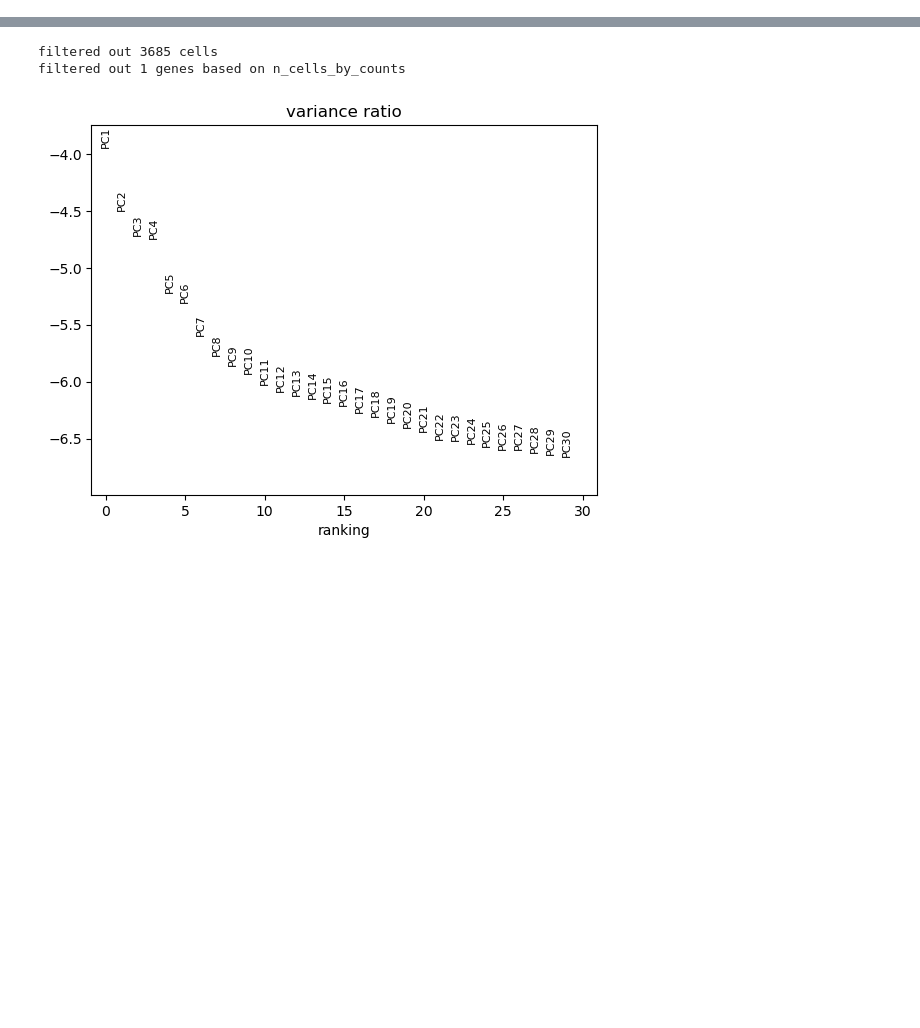
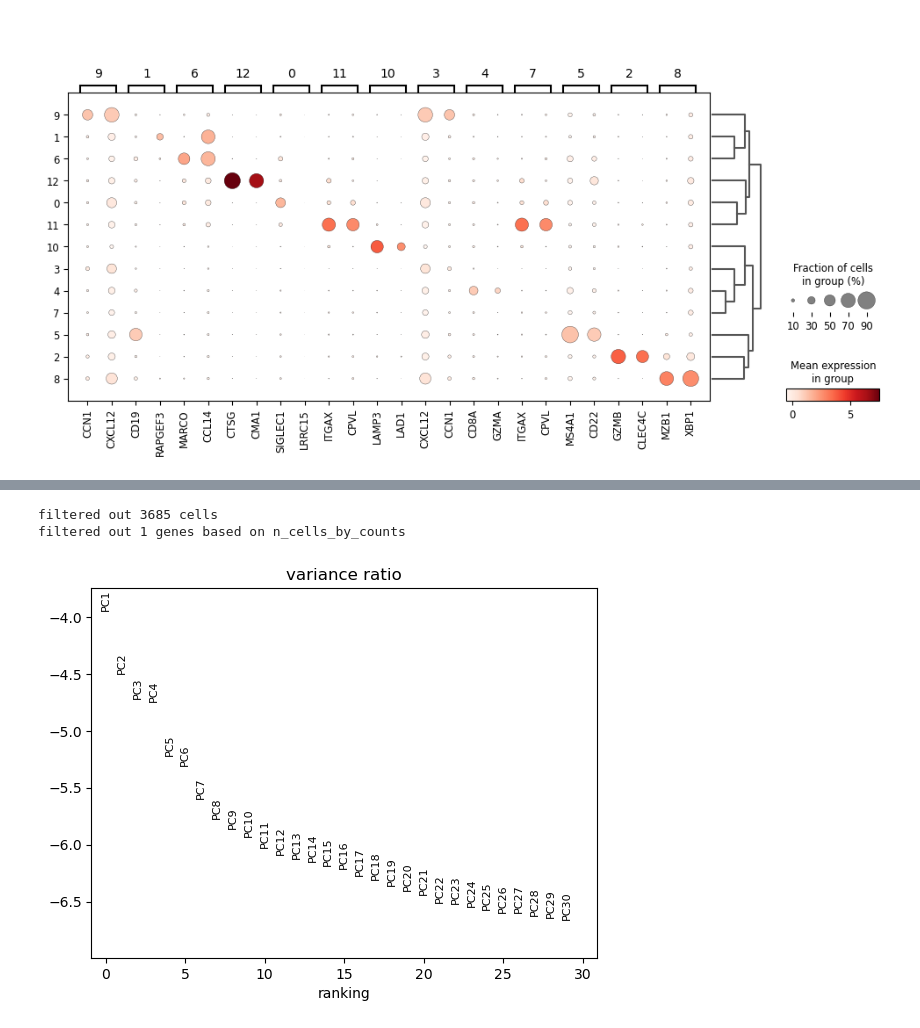
Before and after one commit to gkanfer/SpatialOmicsToolkit, a Jupyter notebook: Untitled-Copy1.ipynb, the cells around one changed output, grey strips where cells are left out. Saved outputs shown, nothing was run; the diff lists cells and outputs as text; code cells hidden in the pictures; blank space fills up the shorter version.

```diff
--- a/Untitled-Copy1.ipynb
+++ b/Untitled-Copy1.ipynb
@@ -0,0 +110,4 @@
+# %%
+sc.pl.rank_genes_groups_dotplot(andata, groupby="cluster",n_genes=2)
+# %% [output]
+[figure, added]
```
Also changed, not shown: parts of 22 cells of this notebook, 4 other files.
